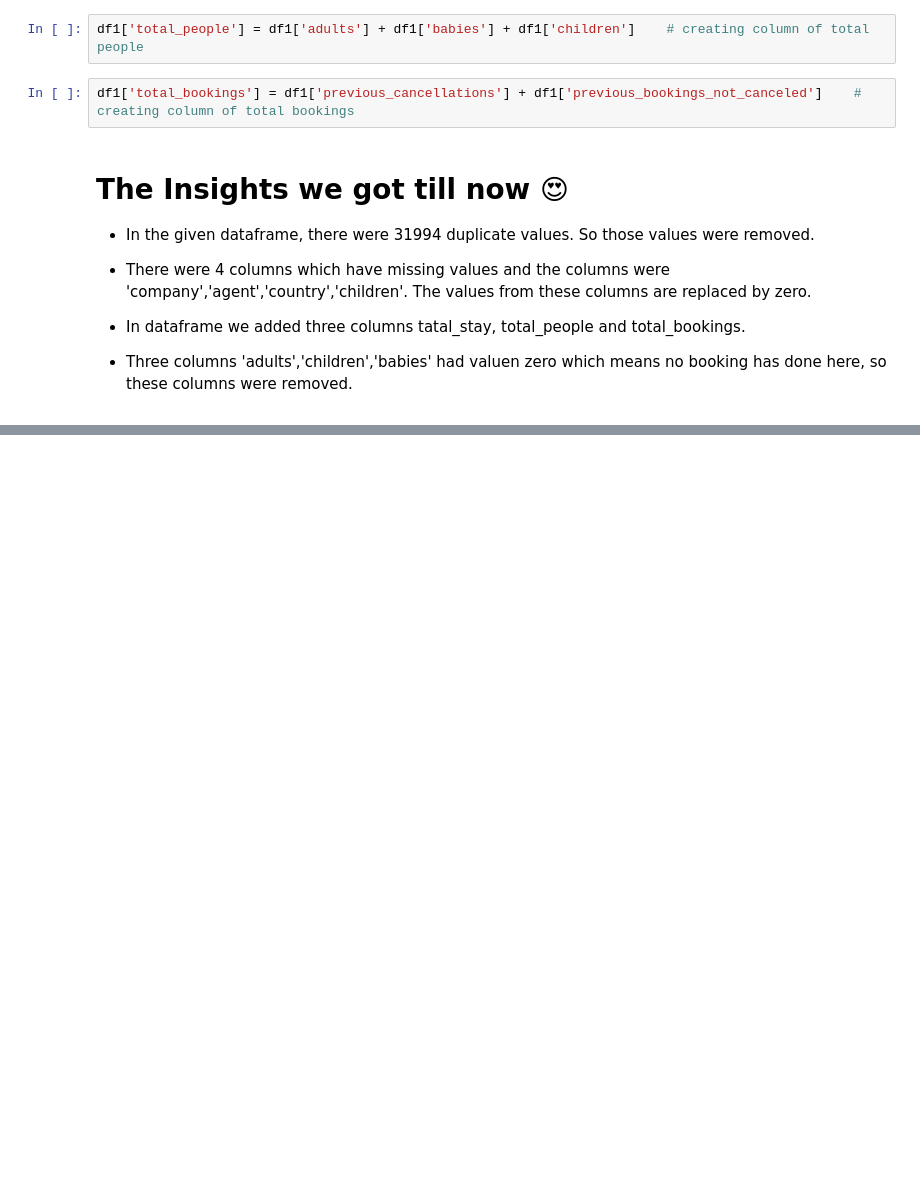
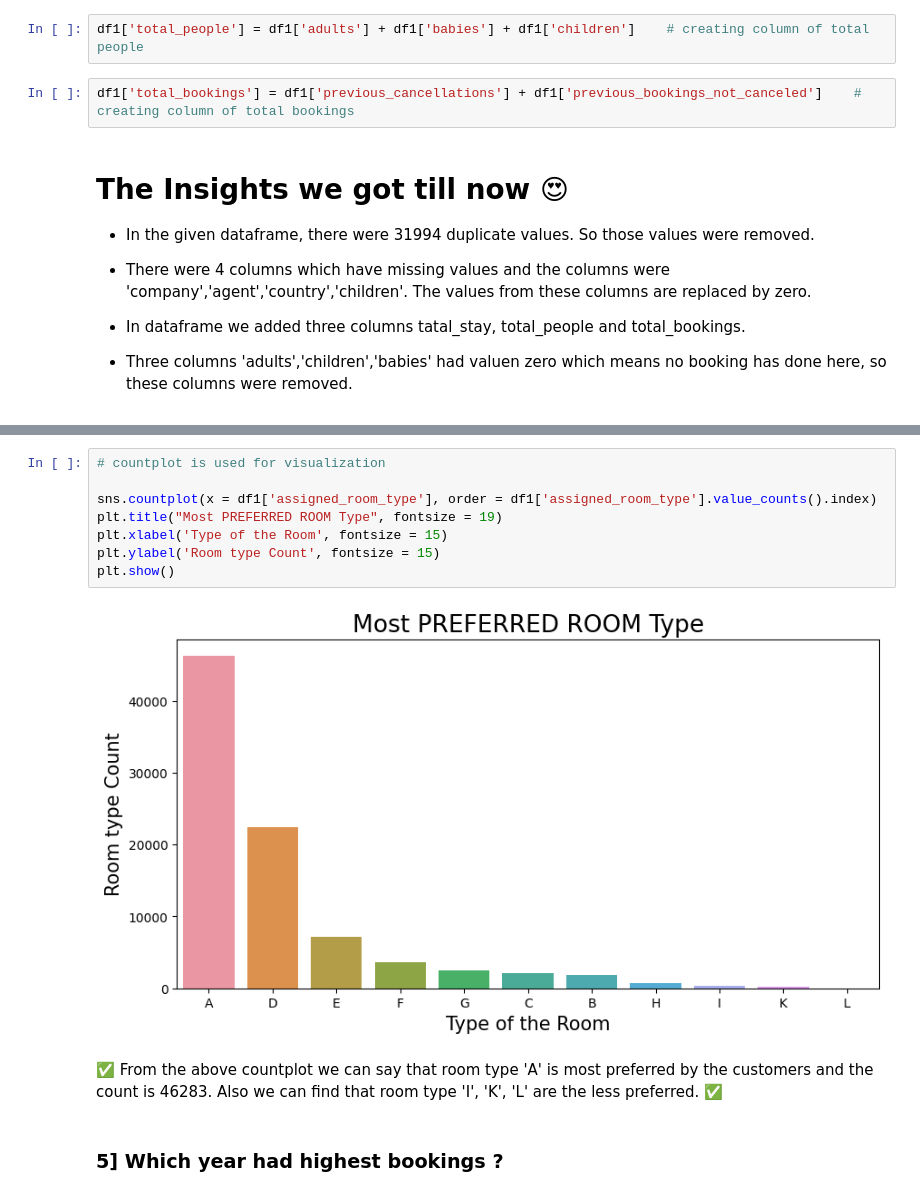
Before and after one commit to ish-war/Hotel-Booking-Analysis, a Jupyter notebook: Hotel_Booking_Analysis.ipynb, the cells around one changed output, grey strips where cells are left out. Drawn from its saved outputs; the diff is of its cells as text; blank space fills up the shorter version.

```diff
--- a/Hotel_Booking_Analysis.ipynb
+++ b/Hotel_Booking_Analysis.ipynb
@@ -326,0 +435,14 @@ df1['total_bookings'] = df1['previous_cancellations'] + df1['previous_bookings_n
+# %%
+# countplot is used for visualization
+
+sns.countplot(x = df1['assigned_room_type'], order = df1['assigned_room_type'].value_counts().index)
+plt.title("Most PREFERRED ROOM Type", fontsize = 19)
+plt.xlabel('Type of the Room', fontsize = 15)
+plt.ylabel('Room type Count', fontsize = 15)
+plt.show()
+# %% [output]
+[figure, added]
+# %% [markdown]
+✅ From the above countplot we can say that room type 'A' is most preferred by the customers and the count is 46283. Also we can find that room type 'I', 'K', 'L' are the less preferred. ✅
+# %% [markdown]
+### 5] Which year had highest bookings ?
```
Also changed, not shown: parts of 20 cells of this notebook.
